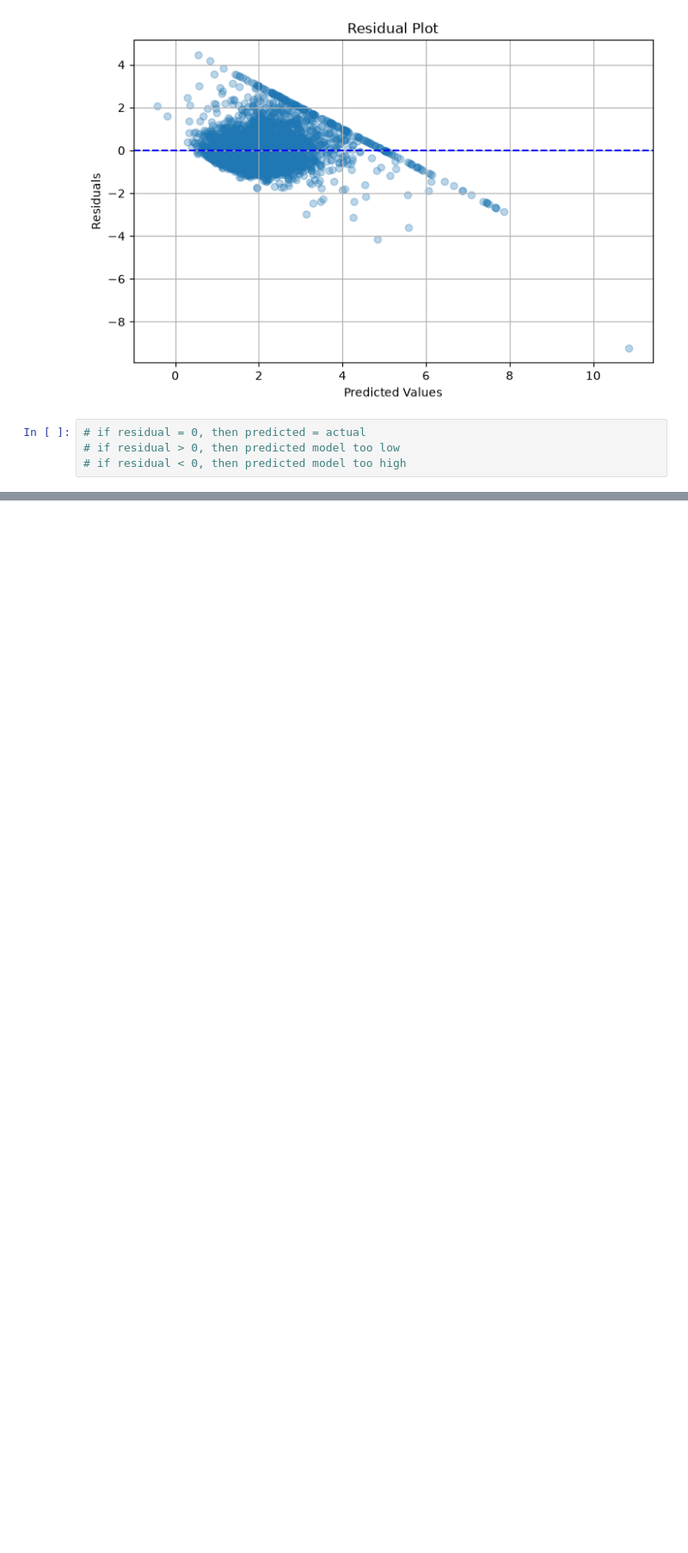
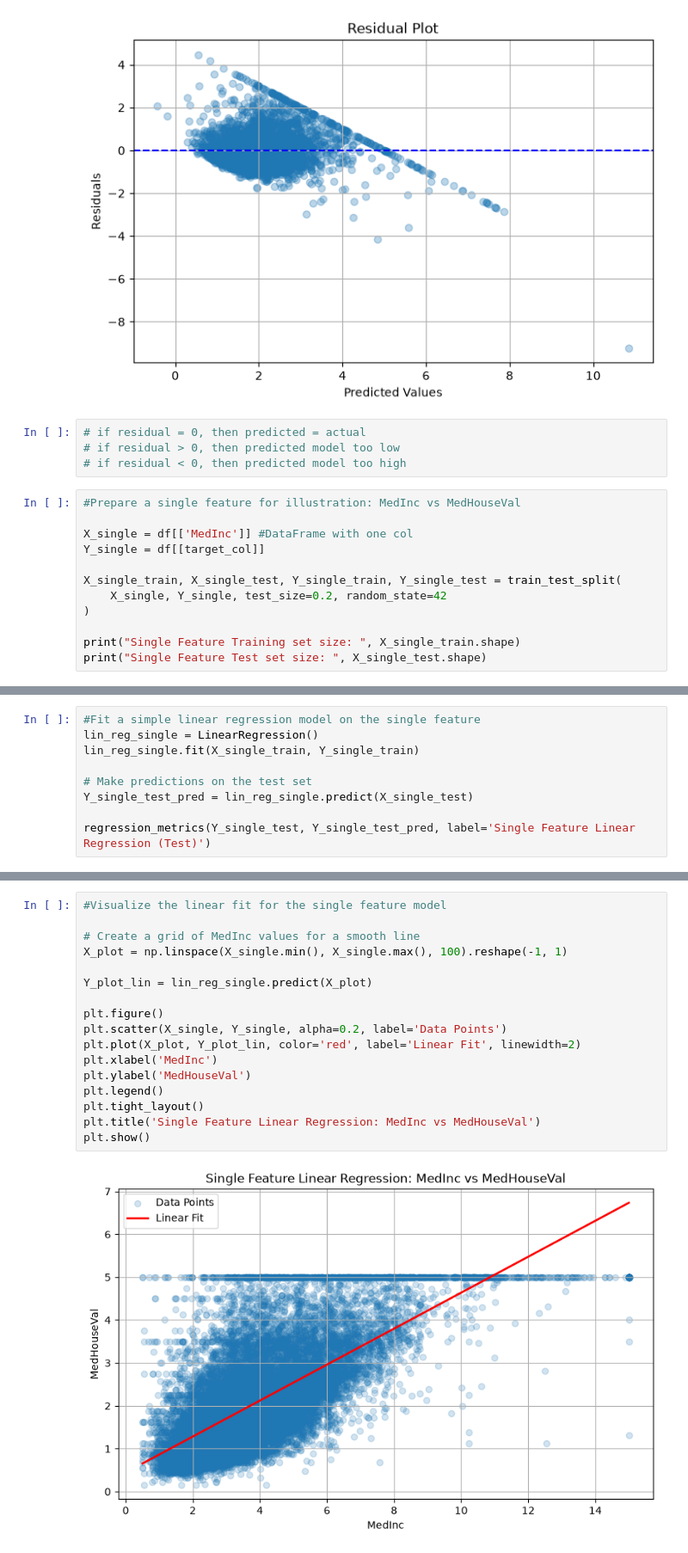
Before and after one commit to flucloxin500/Phitron, a Jupyter notebook: Machine Learning/Week 4/Module 13/13_3_Introduction_to_Multiple_Linear_Regression_Hands_On.ipynb, the cells around one changed output, grey strips where cells are left out. Shown at 86% size. Drawn from its saved outputs; the diff is of its cells as text; blank space fills up the shorter version.

Commit message:
13.9 Polynomial Regression Extending Linear Models_Part 02

```diff
--- a/Machine Learning/Week 4/Module 13/13_3_Introduction_to_Multiple_Linear_Regression_Hands_On.ipynb
+++ b/Machine Learning/Week 4/Module 13/13_3_Introduction_to_Multiple_Linear_Regression_Hands_On.ipynb
@@ -254,3 +254,15 @@ plt.show()
 # if residual = 0, then predicted = actual
 # if residual > 0, then predicted model too low
 # if residual < 0, then predicted model too high
+# %%
+#Prepare a single feature for illustration: MedInc vs MedHouseVal
+
+X_single = df[['MedInc']] #DataFrame with one col
+Y_single = df[[target_col]]
+
+X_single_train, X_single_test, Y_single_train, Y_single_test = train_test_split(
+    X_single, Y_single, test_size=0.2, random_state=42
+)
+
+print("Single Feature Training set size: ", X_single_train.shape)
+print("Single Feature Test set size: ", X_single_test.shape)
@@ -256,0 +272,9 @@ plt.show()
+# %%
+#Fit a simple linear regression model on the single feature
+lin_reg_single = LinearRegression()
+lin_reg_single.fit(X_single_train, Y_single_train)
+
+# Make predictions on the test set
+Y_single_test_pred = lin_reg_single.predict(X_single_test)
+
+regression_metrics(Y_single_test, Y_single_test_pred, label='Single Feature Linear Regression (Test)')
@@ -256,0 +288,19 @@ plt.show()
+# %%
+#Visualize the linear fit for the single feature model
+
+# Create a grid of MedInc values for a smooth line
+X_plot = np.linspace(X_single.min(), X_single.max(), 100).reshape(-1, 1)
+
+Y_plot_lin = lin_reg_single.predict(X_plot)
+
+plt.figure()
+plt.scatter(X_single, Y_single, alpha=0.2, label='Data Points')
+plt.plot(X_plot, Y_plot_lin, color='red', label='Linear Fit', linewidth=2)
+plt.xlabel('MedInc')
+plt.ylabel('MedHouseVal')
+plt.legend()
+plt.tight_layout()
+plt.title('Single Feature Linear Regression: MedInc vs MedHouseVal')
+plt.show()
+# %% [output]
+[figure, added]
```
Also changed, not shown: parts of 2 cells of this notebook.
